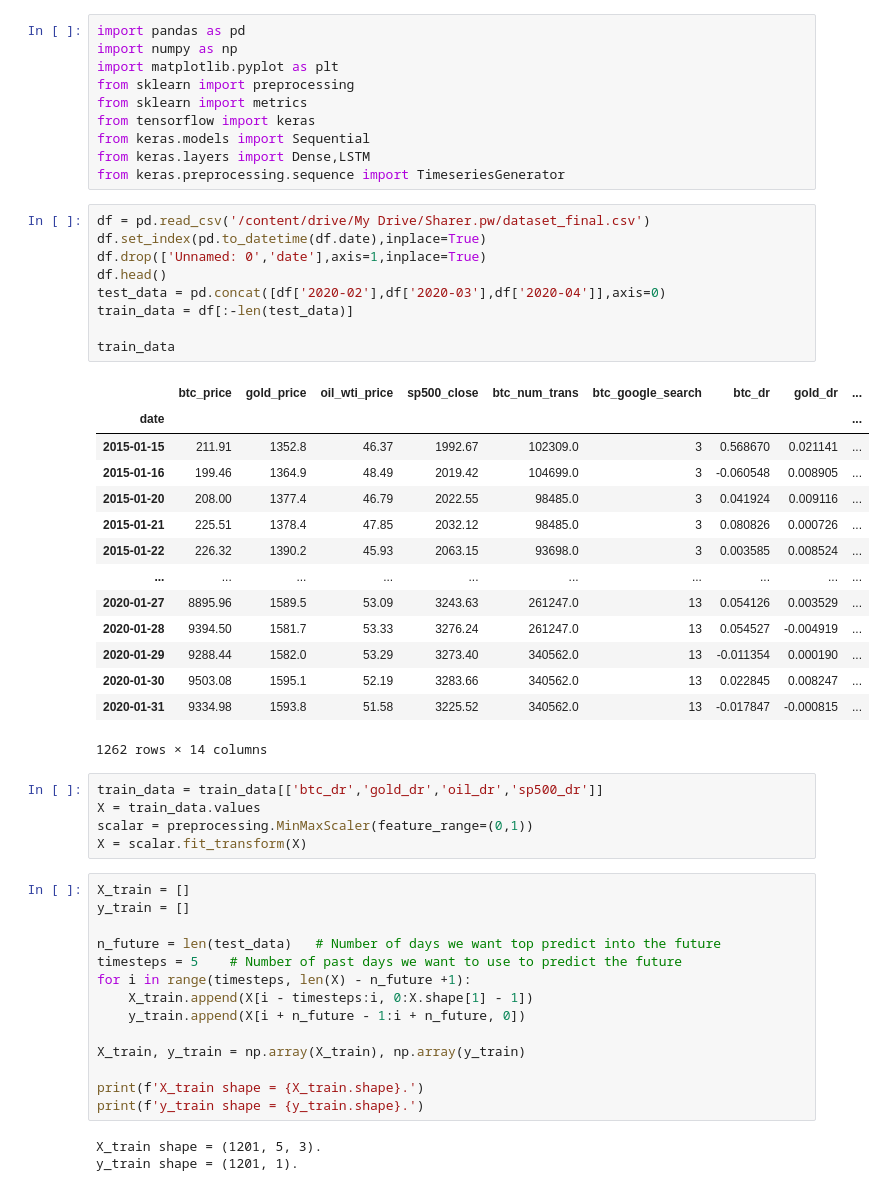
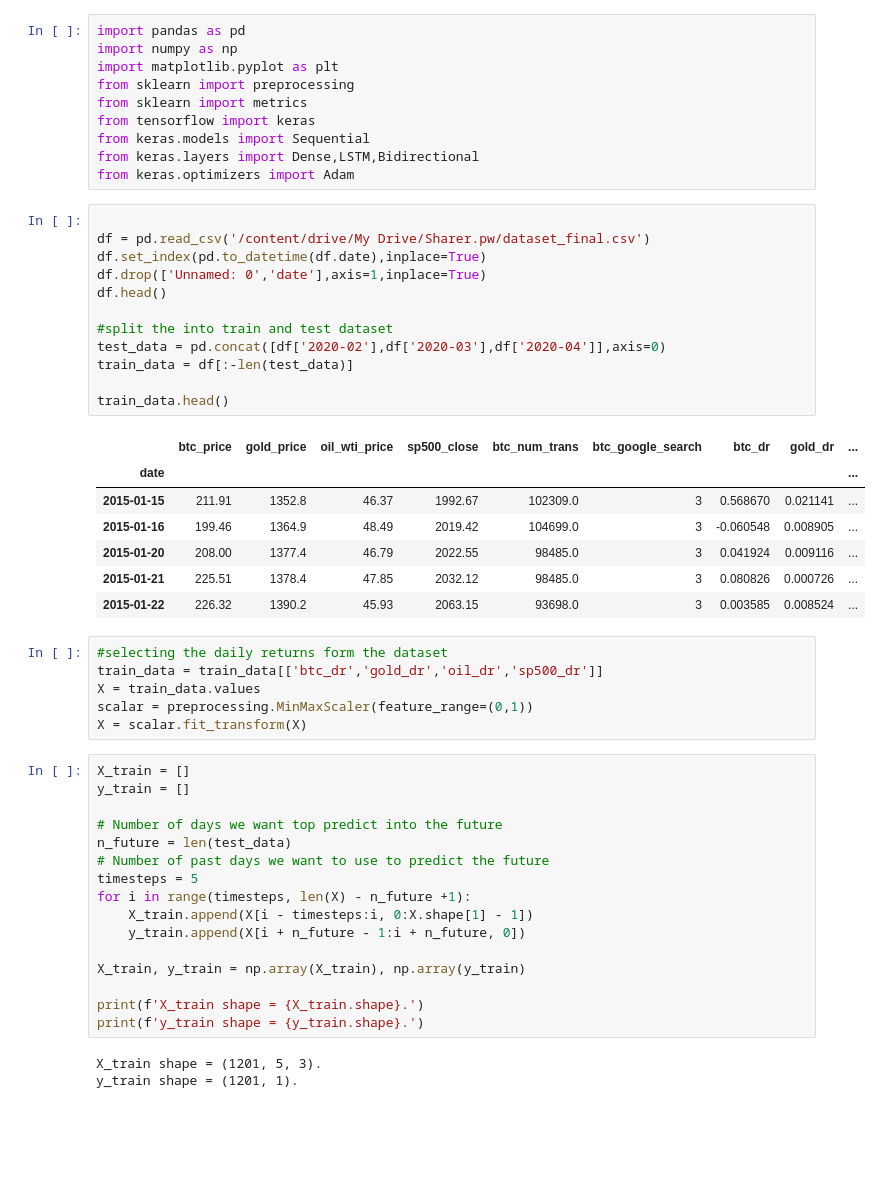
Before and after one commit to sourabh-burnwal/Bitcoin-Price-Dependency-on-Stock-Market, a Jupyter notebook: Notebook/lstm_daily_return.ipynb, the cells around one changed output. Saved outputs shown, nothing was run; the diff lists cells and outputs as text; blank space fills up the shorter version.

```diff
--- a/Notebook/lstm_daily_return.ipynb
+++ b/Notebook/lstm_daily_return.ipynb
@@ -6,33 +6,30 @@ from sklearn import preprocessing
 from sklearn import metrics
 from tensorflow import keras
 from keras.models import Sequential
-from keras.layers import Dense,LSTM
-from keras.preprocessing.sequence import TimeseriesGenerator
+from keras.layers import Dense,LSTM,Bidirectional
+from keras.optimizers import Adam
 # %%
+
 df = pd.read_csv('/content/drive/My Drive/Sharer.pw/dataset_final.csv')
 df.set_index(pd.to_datetime(df.date),inplace=True)
 df.drop(['Unnamed: 0','date'],axis=1,inplace=True)
 df.head()
+
+#split the into train and test dataset
 test_data = pd.concat([df['2020-02'],df['2020-03'],df['2020-04']],axis=0)
 train_data = df[:-len(test_data)]
 
-train_data
+train_data.head()
 # %% [output]
 |  | btc_price | gold_price | oil_wti_price | sp500_close | btc_num_trans | btc_google_search | btc_dr | gold_dr | ... |
 | date |  |  |  |  |  |  |  |  | ... |
 | 2015-01-15 | 211.91 | 1352.8 | 46.37 | 1992.67 | 102309.0 | 3 | 0.568670 | 0.021141 | ... |
 | 2015-01-16 | 199.46 | 1364.9 | 48.49 | 2019.42 | 104699.0 | 3 | -0.060548 | 0.008905 | ... |
 | 2015-01-20 | 208.00 | 1377.4 | 46.79 | 2022.55 | 98485.0 | 3 | 0.041924 | 0.009116 | ... |
 | 2015-01-21 | 225.51 | 1378.4 | 47.85 | 2032.12 | 98485.0 | 3 | 0.080826 | 0.000726 | ... |
 | 2015-01-22 | 226.32 | 1390.2 | 45.93 | 2063.15 | 93698.0 | 3 | 0.003585 | 0.008524 | ... |
-| ... | ... | ... | ... | ... | ... | ... | ... | ... | ... |
-| 2020-01-27 | 8895.96 | 1589.5 | 53.09 | 3243.63 | 261247.0 | 13 | 0.054126 | 0.003529 | ... |
-| 2020-01-28 | 9394.50 | 1581.7 | 53.33 | 3276.24 | 261247.0 | 13 | 0.054527 | -0.004919 | ... |
-| 2020-01-29 | 9288.44 | 1582.0 | 53.29 | 3273.40 | 340562.0 | 13 | -0.011354 | 0.000190 | ... |
-| 2020-01-30 | 9503.08 | 1595.1 | 52.19 | 3283.66 | 340562.0 | 13 | 0.022845 | 0.008247 | ... |
-| 2020-01-31 | 9334.98 | 1593.8 | 51.58 | 3225.52 | 340562.0 | 13 | -0.017847 | -0.000815 | ... |
-1262 rows × 14 columns
 # %%
+#selecting the daily returns form the dataset
 train_data = train_data[['btc_dr','gold_dr','oil_dr','sp500_dr']]
 X = train_data.values
 scalar = preprocessing.MinMaxScaler(feature_range=(0,1))
@@ -41,8 +38,10 @@ X = scalar.fit_transform(X)
 X_train = []
 y_train = []
 
-n_future = len(test_data)   # Number of days we want top predict into the future
-timesteps = 5    # Number of past days we want to use to predict the future
+# Number of days we want top predict into the future
+n_future = len(test_data)
+# Number of past days we want to use to predict the future
+timesteps = 5
 for i in range(timesteps, len(X) - n_future +1):
     X_train.append(X[i - timesteps:i, 0:X.shape[1] - 1])
     y_train.append(X[i + n_future - 1:i + n_future, 0])
```
Also changed, not shown: parts of 4 cells of this notebook, 1 other file.
